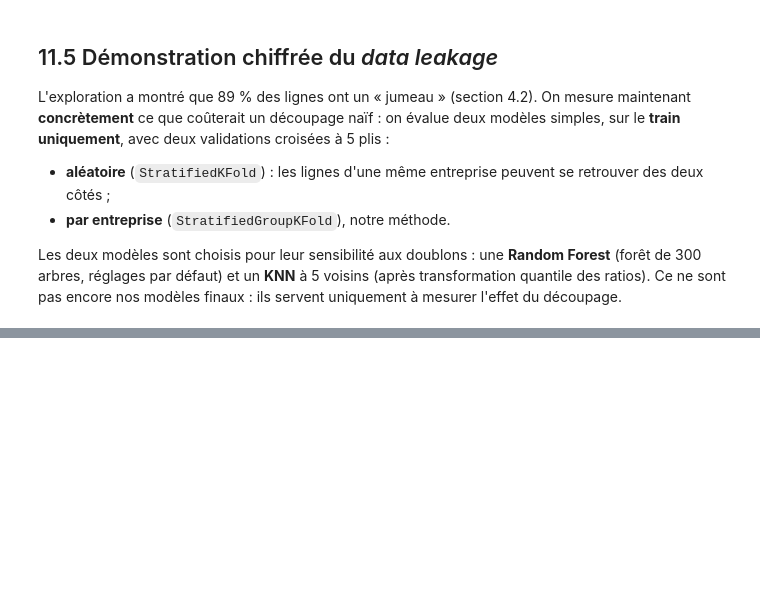
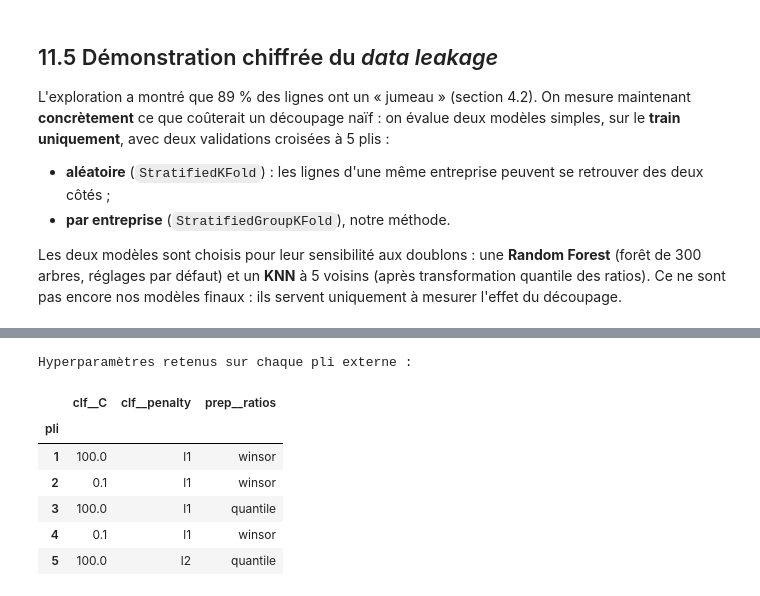
Before and after one commit to samiguessoum/hedgehogs-credit-risk-ml, a Jupyter notebook: hedgehogs_credit_risk.ipynb, the cells around one changed output, grey strips where cells are left out. Cells and saved outputs as stored; diff of their text form; code cells hidden in the pictures; blank space fills up the shorter version.

```diff
--- a/hedgehogs_credit_risk.ipynb
+++ b/hedgehogs_credit_risk.ipynb
@@ -1626,0 +1702,35 @@ Surestimation due au découpage aléatoire (en points) :
+# %%
+class Winsorizer(BaseEstimator, TransformerMixin):
+    # Plafonne chaque colonne à ses percentiles [bas, haut], appris sur les données d'entraînement
+    def __init__(self, bas=0.01, haut=0.99):
+        self.bas, self.haut = bas, haut
+    def fit(self, X, y=None):
+        X = np.asarray(X, dtype=float)
+        self.lo_ = np.quantile(X, self.bas, axis=0)
+        self.hi_ = np.quantile(X, self.haut, axis=0)
+        return self
+    def transform(self, X):
+        return np.clip(np.asarray(X, dtype=float), self.lo_, self.hi_)
+    def get_feature_names_out(self, input_features=None):
+        return np.asarray(input_features)
+
+def ratios_winsor():
+    return Pipeline([("winsor", Winsorizer()), ("std", StandardScaler())])
+
+def ratios_quantile():
+    return QuantileTransformer(output_distribution="normal", n_quantiles=500, random_state=SEED)
+
+def preprocesseur(ratios, avec_agence=True):
+    cats = CAT if avec_agence else ["Sector"]
+    return ColumnTransformer([("ratios", ratios, RATIOS),
+                              ("cat", OneHotEncoder(handle_unknown="ignore"), cats)])
+
+def nom_variante(transfo):
+    # Nom lisible de la variante de prétraitement retenue (pour les tableaux)
+    noms = [n for n, _ in transfo.steps] if isinstance(transfo, Pipeline) else [type(transfo).__name__]
+    base = "winsor" if "winsor" in noms else "quantile"
+    return base + (" + poly" if "poly" in noms else "")
+
+# Vérification : le prétraitement ajusté sur le train produit bien une matrice numérique
+Xt = preprocesseur(ratios_winsor()).fit_transform(X_train)
+print("Après prétraitement :", Xt.shape[1], "colonnes (16 ratios + one-hot agence et secteur)")
@@ -1626,0 +1808,11 @@ Surestimation due au découpage aléatoire (en points) :
+# %%
+pipe_lr = Pipeline([("prep", preprocesseur(ratios_quantile())),
+                    ("clf", LogisticRegression(solver="liblinear", max_iter=5000))])
+grille_lr = {"prep__ratios": [ratios_winsor(), ratios_quantile()],
+             "clf__penalty": ["l1", "l2"],
+             "clf__C": [0.01, 0.1, 1, 10, 100]}
+cv_imbriquee("Régression logistique", pipe_lr, grille_lr)
+display(resume(["Régression logistique"]))
+print("Hyperparamètres retenus sur chaque pli externe :")
+RESULTATS["Régression logistique"]["choix"]
+# %% [output]
@@ -1626,0 +1821,8 @@ Surestimation due au découpage aléatoire (en points) :
+Hyperparamètres retenus sur chaque pli externe :
+|  | clf__C | clf__penalty | prep__ratios |
+| pli |  |  |  |
+| 1 | 100.0 | l1 | winsor |
+| 2 | 0.1 | l1 | winsor |
+| 3 | 100.0 | l1 | quantile |
+| 4 | 0.1 | l1 | winsor |
+| 5 | 100.0 | l2 | quantile |
```
Also changed, not shown: parts of 30 cells of this notebook, 1 other file.
